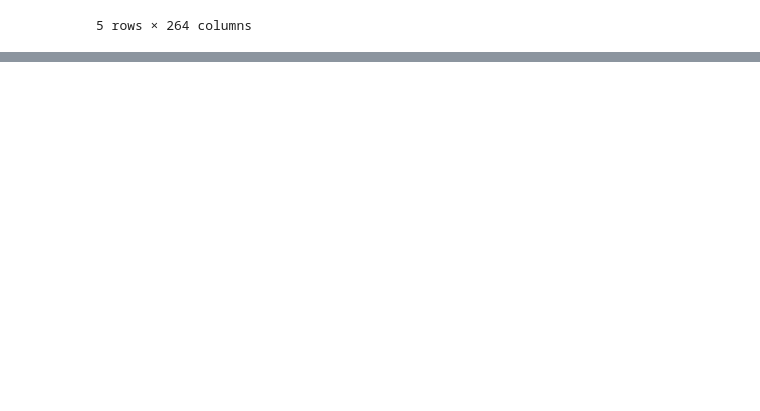
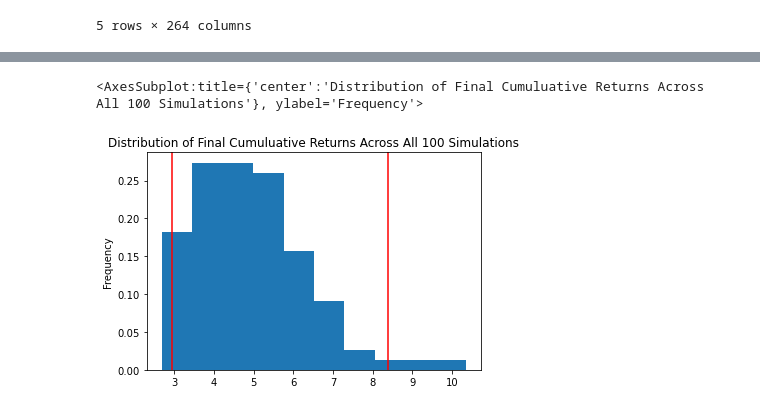
Before and after one commit to odhissm/portfolio_management, a Jupyter notebook: project_initial.ipynb, the cells around one changed output, grey strips where cells are left out. Saved outputs shown, nothing was run; the diff lists cells and outputs as text; code cells hidden in the pictures; blank space fills up the shorter version.

```diff
--- a/project_initial.ipynb
+++ b/project_initial.ipynb
@@ -240,0 +268,6 @@ TypeError: rename() got an unexpected keyword argument 'columns'
+# %%
+# Plotting distribrution and confidence intervals from Monte Carlo Simulation
+plot_distribution(arkk_sim_input)
+# %% [output]
+<AxesSubplot:title={'center':'Distribution of Final Cumuluative Returns Across All 100 Simulations'}, ylabel='Frequency'>
+[figure, added]
```
Also changed, not shown: parts of 12 cells of this notebook.
